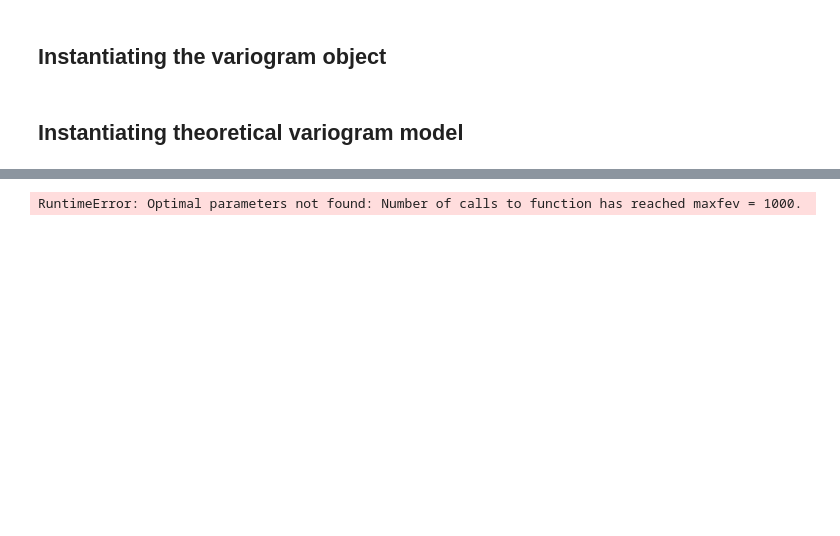
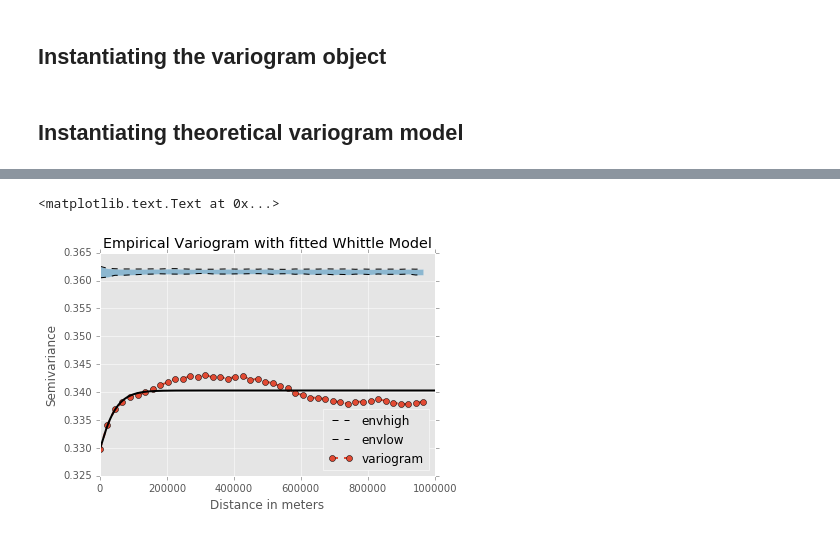
Before and after one commit to molgor/spystats, a Jupyter notebook: notebooks/Spatial Model Fitting using GLS.ipynb, the cells around one changed output, grey strips where cells are left out. Cells and saved outputs as stored; diff of their text form; code cells hidden in the pictures; blank space fills up the shorter version.

```diff
--- a/notebooks/Spatial Model Fitting using GLS.ipynb
+++ b/notebooks/Spatial Model Fitting using GLS.ipynb
@@ -125,11 +92,10 @@ gvg.envelope
-# %%
-gvg.fitVariogramModel(whittle_model)
-# %% [output]
-RuntimeError: Optimal parameters not found: Number of calls to function has reached maxfev = 1000.
 # %%
 import numpy as np
 xx = np.linspace(0,1000000,1000)
 
-gvg.plot(refresh=False)
+gvg.plot(refresh=False,with_envelope=True)
 plt.plot(xx,whittle_model.f(xx),lw=2.0,c='k')
 plt.title("Empirical Variogram with fitted Whittle Model")
+# %% [output]
+<matplotlib.text.Text at 0x...>
+[figure, added]
```
Also changed, not shown: parts of 27 cells of this notebook, 3 other files.
